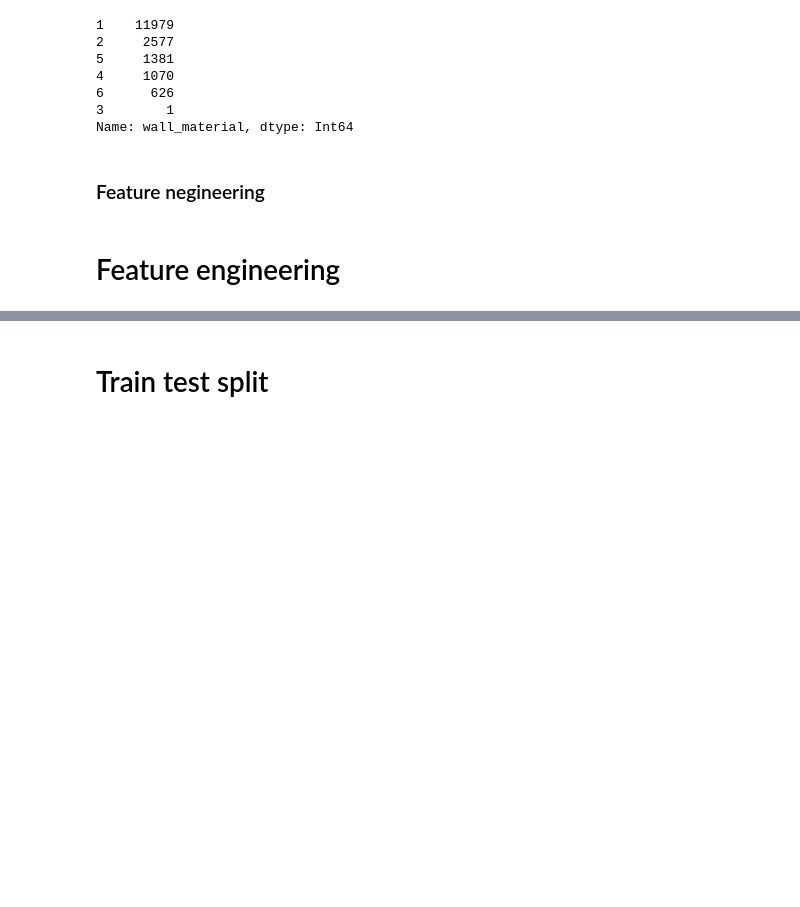
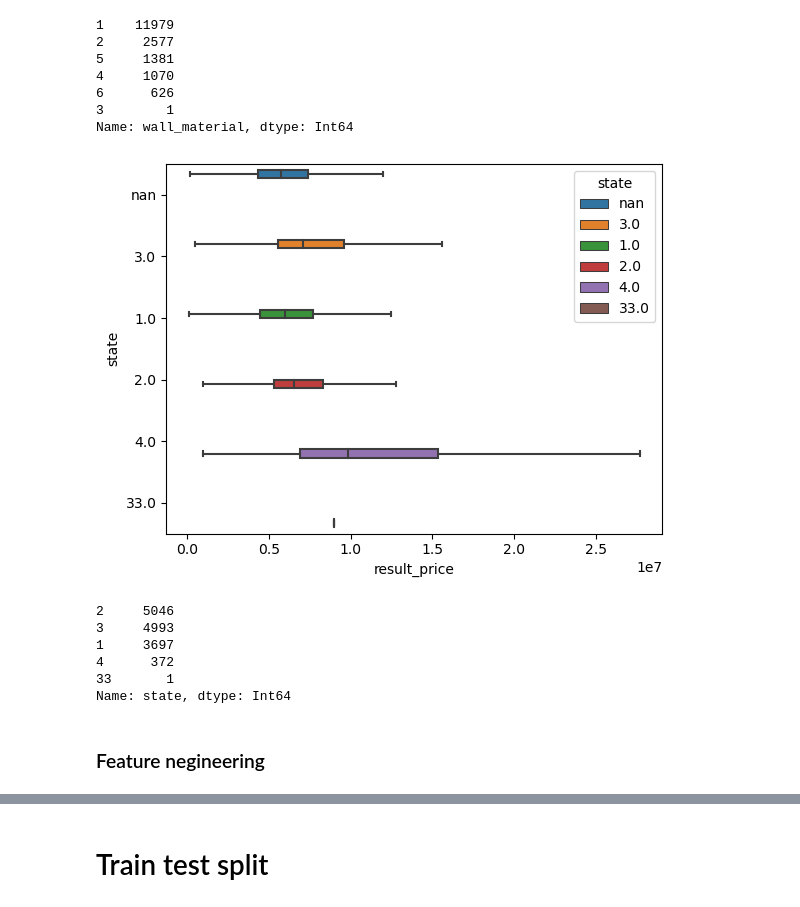
Before and after one commit to grach0v/AI_Masters, a Jupyter notebook: Machine_Learning_2/kaggle_comp_1/main.ipynb, the cells around one changed output, grey strips where cells are left out. Drawn from its saved outputs; the diff is of its cells as text; code cells hidden in the pictures; blank space fills up the shorter version.

```diff
--- a/Machine_Learning_2/kaggle_comp_1/main.ipynb
+++ b/Machine_Learning_2/kaggle_comp_1/main.ipynb
@@ -174,6 +123,0 @@ plt.show()
-# %%
-train_df['mkad_distance_linaer'] = train_df['mkad_distance']
-train_df['sadovoe_km_linear'] = train_df['sadovoe_km']
-
-train_df.loc[train_df['kremlin_distance'] < 18, 'mkad_distance_linaer'] *= -1
-train_df.loc[train_df['kremlin_distance'] < 2.5, 'sadovoe_km_linear'] *= -1
@@ -252,6 +158,23 @@ train_df['wall_material'].astype(pd.Int64Dtype()).value_counts()
 6      626
 3        1
 Name: wall_material, dtype: Int64
+# %%
+sns.boxplot(
+    x=train_df[target],
+    y=train_df['state'].astype(str),
+    hue=train_df['state'].astype(str),
+    showfliers=False
+)
+plt.show()
+train_df['state'].astype(pd.Int64Dtype()).value_counts()
+# %% [output]
+[figure, added]
+2     5046
+3     4993
+1     3697
+4      372
+33       1
+Name: state, dtype: Int64
 # %% [markdown]
 ### Feature negineering
 # %%
@@ -278,3 +205 @@ num_features += [
 ]
-# %% [markdown]
-# Feature engineering
```
Also changed, not shown: parts of 36 cells of this notebook, 59 other files.
